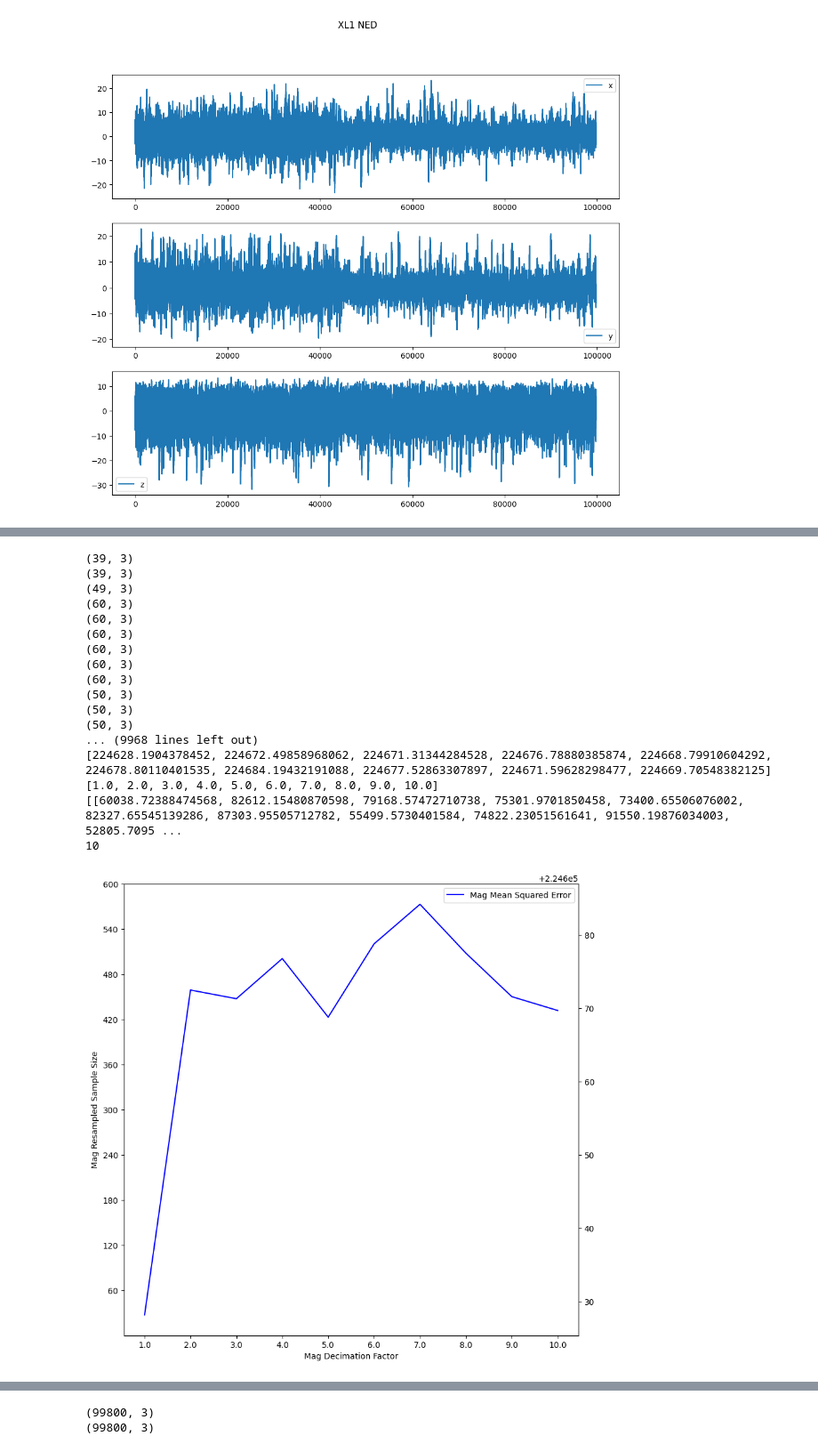
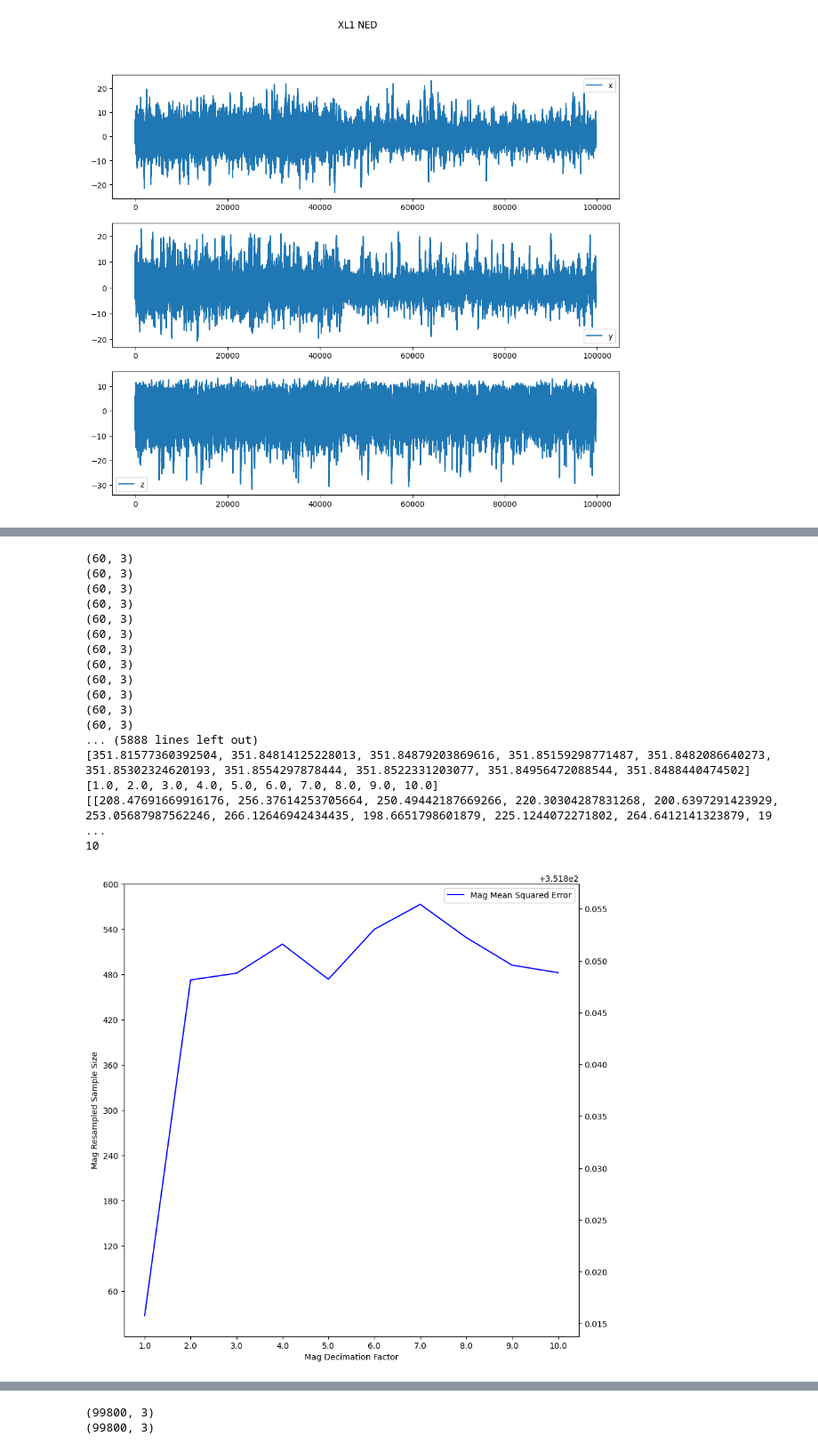
Before and after one commit to ahmedRafique744/Trim-management, a Jupyter notebook: imu_processing.ipynb, the cells around one changed output, grey strips where cells are left out. Shown at 89% size. Saved outputs shown, nothing was run; the diff lists cells and outputs as text; code cells hidden in the pictures.

```diff
--- a/imu_processing.ipynb
+++ b/imu_processing.ipynb
@@ -375,7 +375,7 @@ resample_sizes = []
 mean_squared_list = []
 decimate_sizes = []
 
-total_interval_vals =[]
+total_interval_vals =[] # a list of lists of all MSE values per decimation factor
 
 for i in range(1, 11, 1):
     xl_global = []
@@ -383,7 +383,7 @@ for i in range(1, 11, 1):
     counter = 0
     total_mse = 0
     check = False
-    interval_vals = []
+    interval_vals = [] # a list of all MSE values per decimation factor
     for (name, xl_grp), (name, mg_grp), (name, gy_grp) in zip(xl_group, mg_group, gy_group):
         xl_required = correct_data(xl_grp.drop(columns=['interval']).values)
         xl_required = clip_xl(xl_required[:,1:], 2)
@@ -435,9 +435,10 @@ for i in range(1, 11, 1):
 
             # print("------------------------------------------")
 
-            interval_mse = mean_squared_error(np.array(xl_d[100:1100]), new_xl_w[1000:2000,:])
+            interval_mse = mean_absolute_error(np.array(xl_d[100:1100]), new_xl_w[1000:2000,:])
             counter += 1
             total_mse += interval_mse
+
             interval_vals.append(interval_mse)
 
     if len(xl_w) != 3:
@@ -513,9 +514,8 @@ for i in range(1, 11, 1):
 
         new_mag_w = np.vstack(new_mag_w)
 
-        print(new_mag_w.shape)
-
         if (new_mag_w.shape[0] == 60):
+            print(new_mag_w.shape)
             mag_check = True
             mag_simulate = new_mag_w[20:40,:]
 
@@ -545,7 +545,7 @@ for i in range(1, 11, 1):
 
             # print("------------------------------------------")
 
-            mag_interval_mse = mean_squared_error(np.array(mag_d[20:40]), new_mag_w[20:40,:])
+            mag_interval_mse = mean_absolute_error(np.array(mag_d[20:40]), new_mag_w[20:40,:])
             mag_counter += 1
             mag_total_mse += mag_interval_mse
 
@@ -561,43 +561,43 @@ for i in range(1, 11, 1):
         mag_decimate_sizes.append(mag_factor)
 
         mag_mean_squared_list.append(mag_average_mse)
 
 print(mag_mean_squared_list)
 print(mag_decimate_sizes)
 
 print(mag_total_interval_vals)
 print(len(mag_total_interval_vals))
 
 fig, ax1 = plt.subplots()
 fig.set_figwidth(10)
 fig.set_figheight(10)
 ax_t = ax1.twinx()
 ax_t.plot(mag_decimate_sizes, mag_mean_squared_list, label="Mag Mean Squared Error", c="blue")
 ax1.set_xticks(mag_decimate_sizes, labels=list(mag_decimate_sizes))
 ax1.set_yticks(mag_resample_sizes, labels=list(mag_resample_sizes))
 ax1.set_xlabel("Mag Decimation Factor")
 ax1.set_ylabel("Mag Resampled Sample Size")
 plt.legend()
 plt.show()
 # %% [output]
-(39, 3)
-(39, 3)
-(49, 3)
 (60, 3)
 (60, 3)
 (60, 3)
 (60, 3)
 (60, 3)
 (60, 3)
-(50, 3)
-(50, 3)
-(50, 3)
-... (9968 lines left out)
-[224628.1904378452, 224672.49858968062, 224671.31344284528, 224676.78880385874, 224668.79910604292, 224678.80110401535, 224684.19432191088, 224677.52863307897, 224671.59628298477, 224669.70548382125]
+(60, 3)
+(60, 3)
+(60, 3)
+(60, 3)
+(60, 3)
+(60, 3)
+... (5888 lines left out)
+[351.81577360392504, 351.84814125228013, 351.84879203869616, 351.85159298771487, 351.8482086640273, 351.85302324620193, 351.8554297878444, 351.8522331203077, 351.84956472088544, 351.8488440474502]
 [1.0, 2.0, 3.0, 4.0, 5.0, 6.0, 7.0, 8.0, 9.0, 10.0]
-[[60038.72388474568, 82612.15480870598, 79168.57472710738, 75301.9701850458, 73400.65506076002, 82327.65545139286, 87303.95505712782, 55499.5730401584, 74822.23051561641, 91550.19876034003, 52805.7095 ...
+[[208.47691669916176, 256.37614253705664, 250.49442187669266, 220.30304287831268, 200.6397291423929, 253.05687987562246, 266.12646942434435, 198.6651798601879, 225.1244072271802, 264.6412141323879, 19 ...
 10
-[figure, old version]
+[figure, new version]
 # %%
 # Calculating Total MSE Variance
 
```
Also changed, not shown: parts of 2 cells of this notebook.
